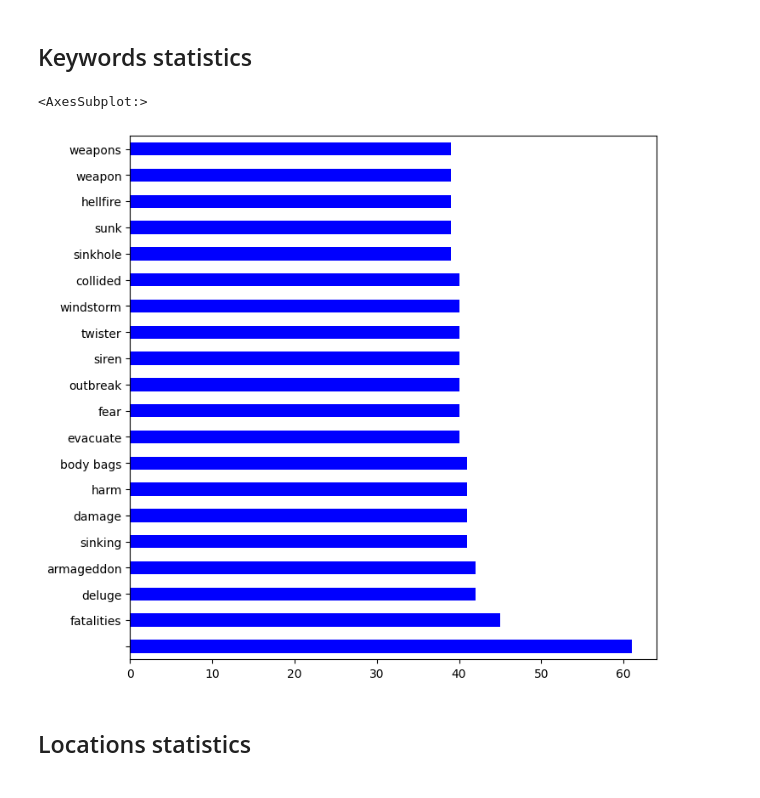
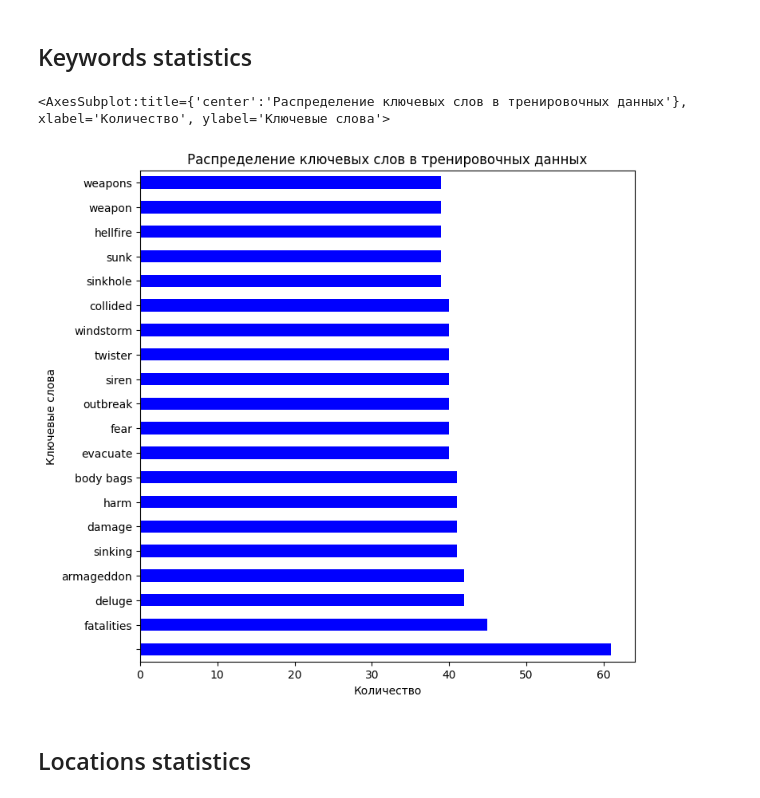
Before and after one commit to kostya85/nlp-getting-started, a Jupyter notebook: main.ipynb, the cells around one changed output. Drawn from its saved outputs; the diff is of its cells as text; code cells hidden in the pictures.

```diff
--- a/main.ipynb
+++ b/main.ipynb
@@ -122,10 +125,13 @@ Name: target, dtype: int64
 ## Keywords statistics
 # %%
 plt.figure(figsize=(8,8))
+plt.title('Распределение ключевых слов в тренировочных данных')
+plt.xlabel('Количество')
+plt.ylabel('Ключевые слова')
 df_train['keyword'].value_counts()[:20].plot(kind='barh',color='blue')
 # %% [output]
-<AxesSubplot:>
+<AxesSubplot:title={'center':'Распределение ключевых слов в тренировочных данных'}, xlabel='Количество', ylabel='Ключевые слова'>
-[figure, old version]
+[figure, new version]
 # %% [markdown]
 ## Locations statistics
 # %%
```
Also changed, not shown: parts of 15 cells of this notebook.
